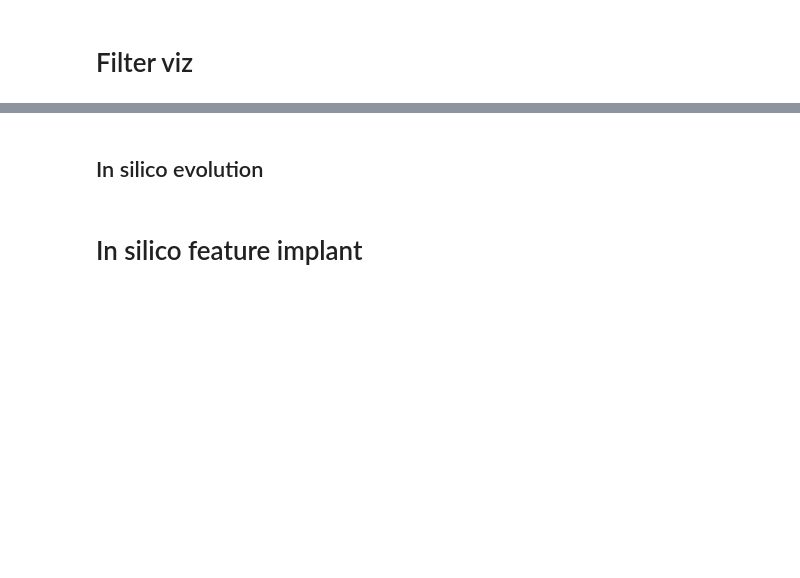
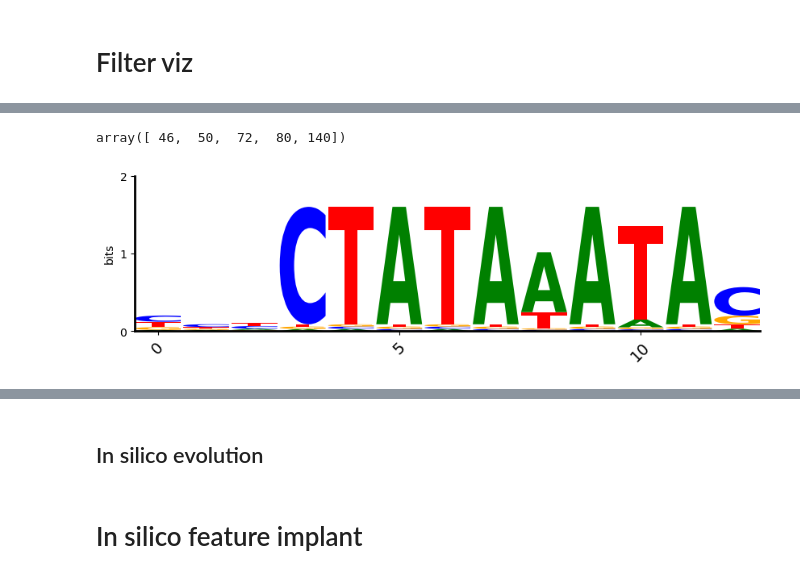
Before and after one commit to ML4GLand/EUGENe_paper, a Jupyter notebook: notebooks/jores21/jores21_interpretation.ipynb, the cells around one changed output, grey strips where cells are left out. Cells and saved outputs as stored; diff of their text form; code cells hidden in the pictures; blank space fills up the shorter version.

```diff
--- a/notebooks/jores21/jores21_interpretation.ipynb
+++ b/notebooks/jores21/jores21_interpretation.ipynb
@@ -93,0 +250,2 @@ eu.interpret.generate_pfms_sdata(
+# %%
+layer_name = "arch.conv1d_tower.layers.1"
@@ -93,0 +287,18 @@ eu.interpret.generate_pfms_sdata(
+# %%
+sequences = sdata["ohe_seq"].transpose("_sequence", "_ohe", "length").values
+# %%
+layer_outs = get_layer_outputs(model, sequences, layer_name, device="cuda")
+# %%
+activators = get_activators_n_seqlets(
+    layer_outs,
+    sequences,
+    kernel_size=13,
+    num_seqlets=100
+)
+pfms = get_pfms(activators)
+pfm_dfs = pfms_to_df_dict(pfms)
+ppms = pfms_to_ppms(pfms, pseudocount=1)
+pwms = ppms_to_pwms(ppms)
+infos = ppms_to_igms(ppms)
+ppics = per_position_ic(ppms)
+tot_ics = ppics.sum(axis=1)
@@ -94,2 +309,12 @@ eu.interpret.generate_pfms_sdata(
+# %%
+# Sort by total information content
+sort_idx = np.argsort(tot_ics)[::-1]
+sort_idx[:5]
+# %% [output]
+array([ 46,  50,  72,  80, 140])
+# %%
+plot_filter_logo(mtx=pfms[0], mtx_type="counts")
+# %% [output]
+[figure, added]
 # %%
 # Visualize a filter of choice
```
Also changed, not shown: parts of 29 cells of this notebook, 4 other files.
